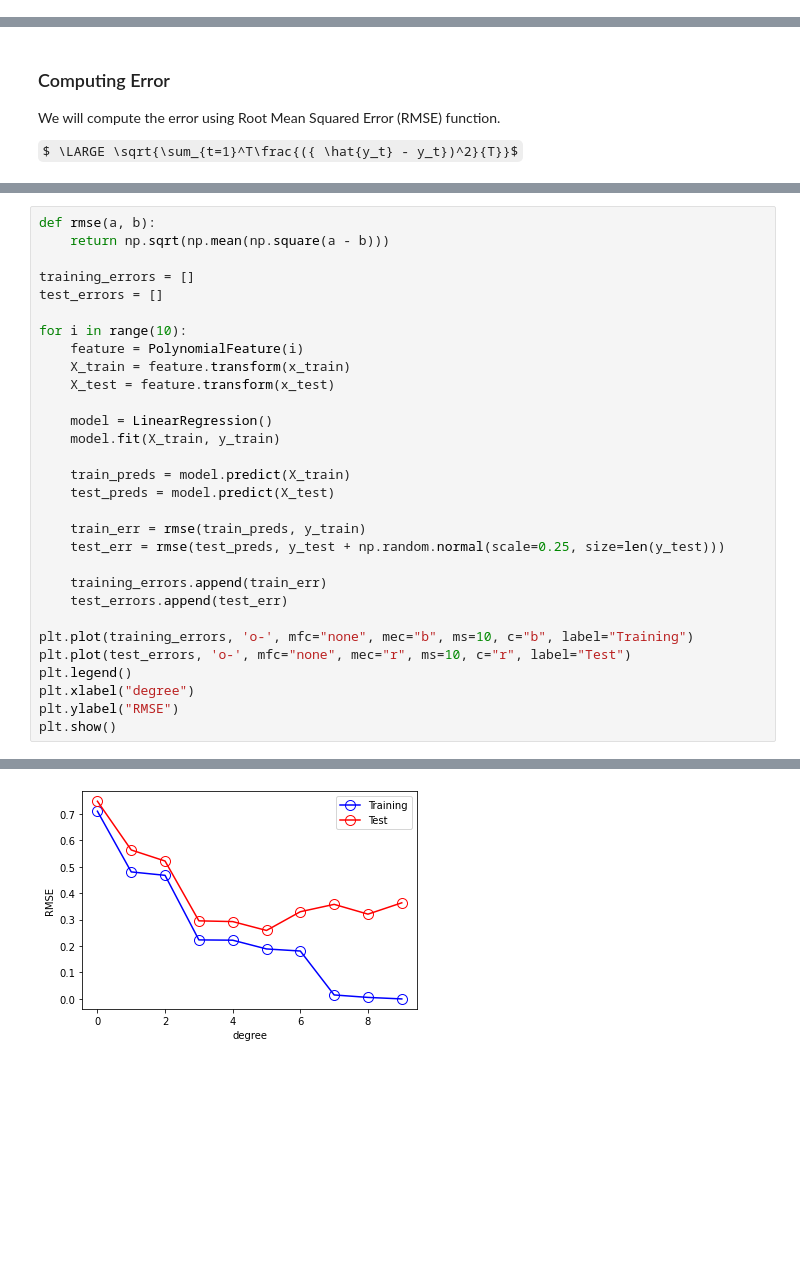
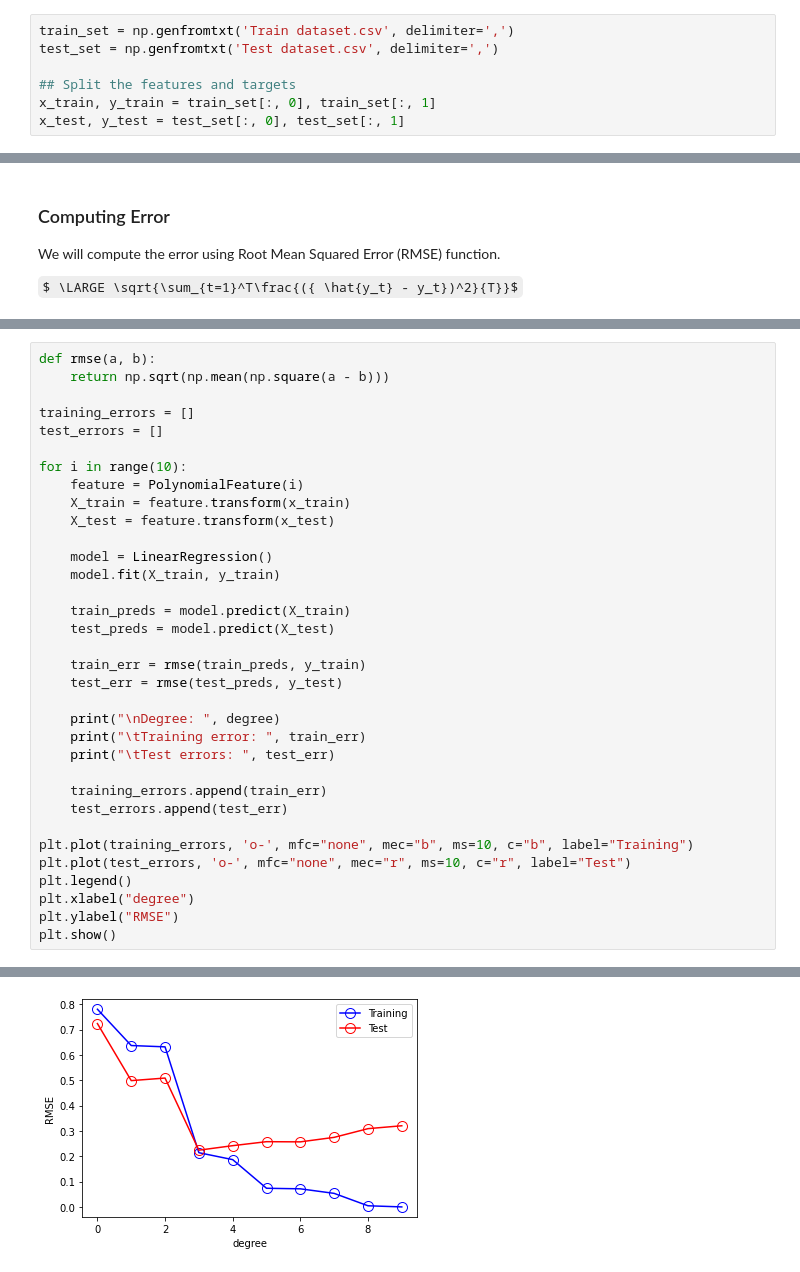
Before and after one commit to OmarAlmighty/FCI-Pattern-Recognition, a Jupyter notebook: Lab 02/CH 01.ipynb, the cells around one changed output, grey strips where cells are left out. Cells and saved outputs as stored; diff of their text form; some formulas as TeX source; blank space fills up the shorter version.

```diff
--- a/Lab 02/CH 01.ipynb
+++ b/Lab 02/CH 01.ipynb
@@ -41,0 +34,7 @@ y_test = my_sin(x_test)
+# %%
+train_set = np.genfromtxt('Train dataset.csv', delimiter=',')
+test_set = np.genfromtxt('Test dataset.csv', delimiter=',')
+
+## Split the features and targets
+x_train, y_train = train_set[:, 0], train_set[:, 1]
+x_test, y_test = test_set[:, 0], test_set[:, 1]
@@ -222,7 +344,11 @@ for i in range(10):
     test_preds = model.predict(X_test)
 
     train_err = rmse(train_preds, y_train)
-    test_err = rmse(test_preds, y_test + np.random.normal(scale=0.25, size=len(y_test)))
+    test_err = rmse(test_preds, y_test)
+
+    print("\nDegree: ", degree)
+    print("\tTraining error: ", train_err)
+    print("\tTest errors: ", test_err)
 
     training_errors.append(train_err)
     test_errors.append(test_err)
@@ -237,4 +380,4 @@ plt.show()
-[figure, old version]
+[figure, new version]
 # %% [markdown]
 ### Regulariztion
 
```
Also changed, not shown: parts of 25 cells of this notebook, 8 other files.
